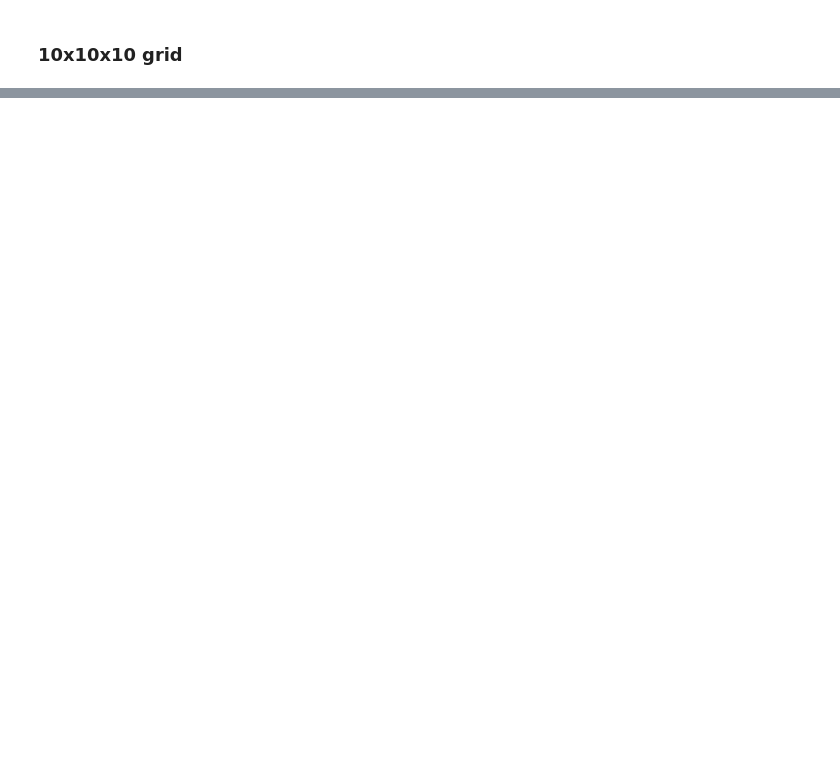
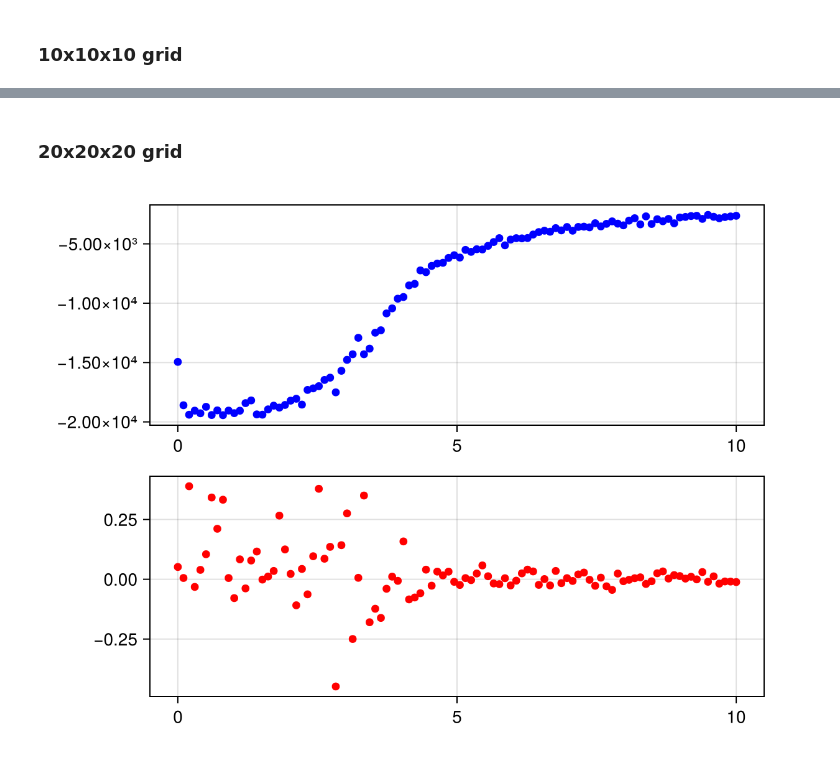
Before and after one commit to emhl/CoPhy3, a Jupyter notebook: ex01/notebooks/grid_size_variation.ipynb, the cells around one changed output, grey strips where cells are left out. Saved outputs shown, nothing was run; the diff lists cells and outputs as text; code cells hidden in the pictures; blank space fills up the shorter version.

Commit message:
plot with more grid sizes

```diff
--- a/ex01/notebooks/grid_size_variation.ipynb
+++ b/ex01/notebooks/grid_size_variation.ipynb
@@ -59,0 +63,12 @@ fig
+# %% [markdown]
+### 20x20x20 grid
+# %%
+grid_size = 20
+J= 1.0
+energies, magnetisations, temps = temp_sweep(grid_size=grid_size,J=J)
+fig = Figure()
+scatter(fig[1, 1], temps, energies[1], color=:blue, label="Energy")
+scatter(fig[2, 1], temps, magnetisations[1], color=:red, label="Magnetisation")
+fig
+# %% [output]
+[figure, added]
```
Also changed, not shown: parts of 8 cells of this notebook.
